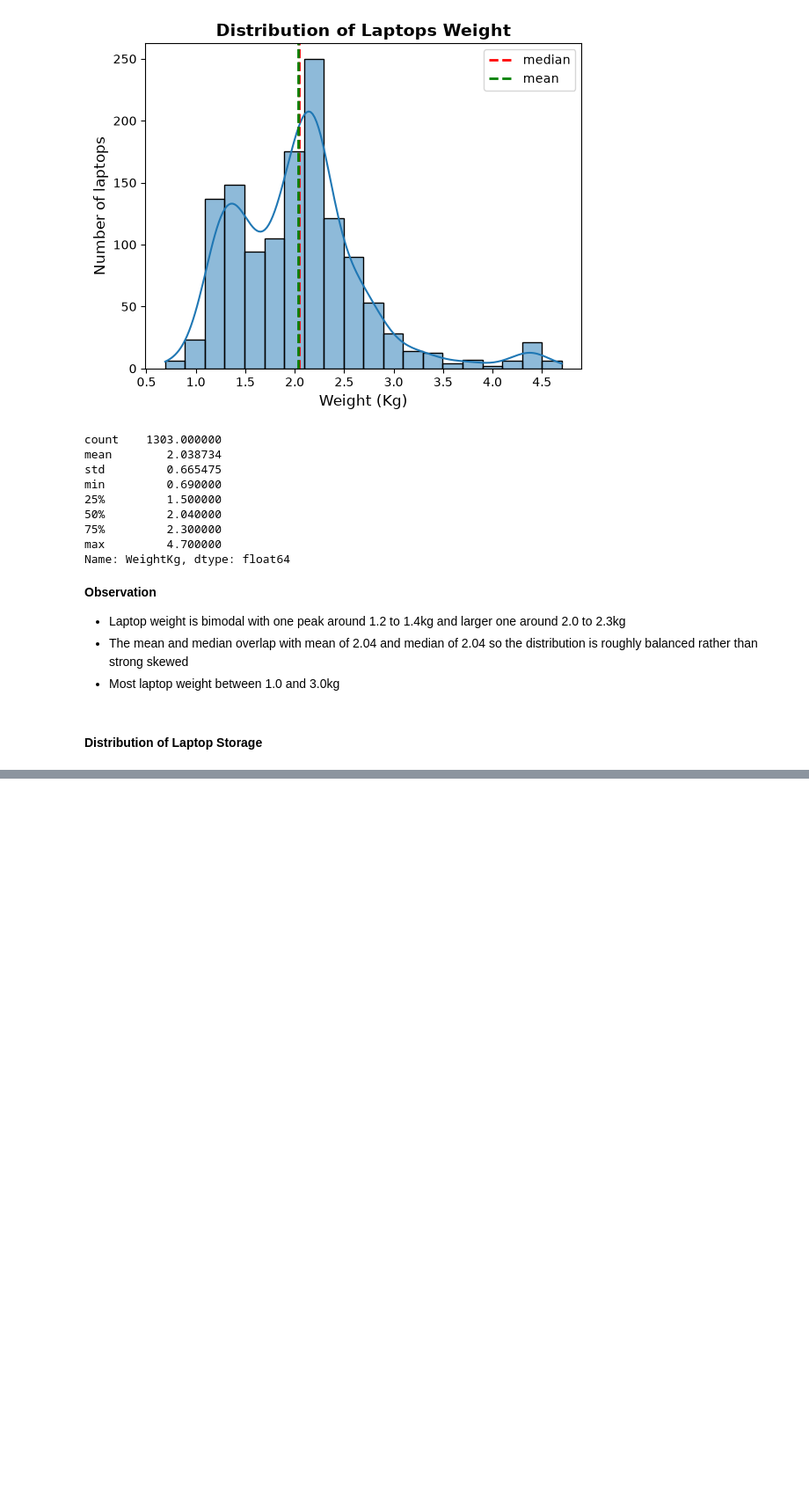
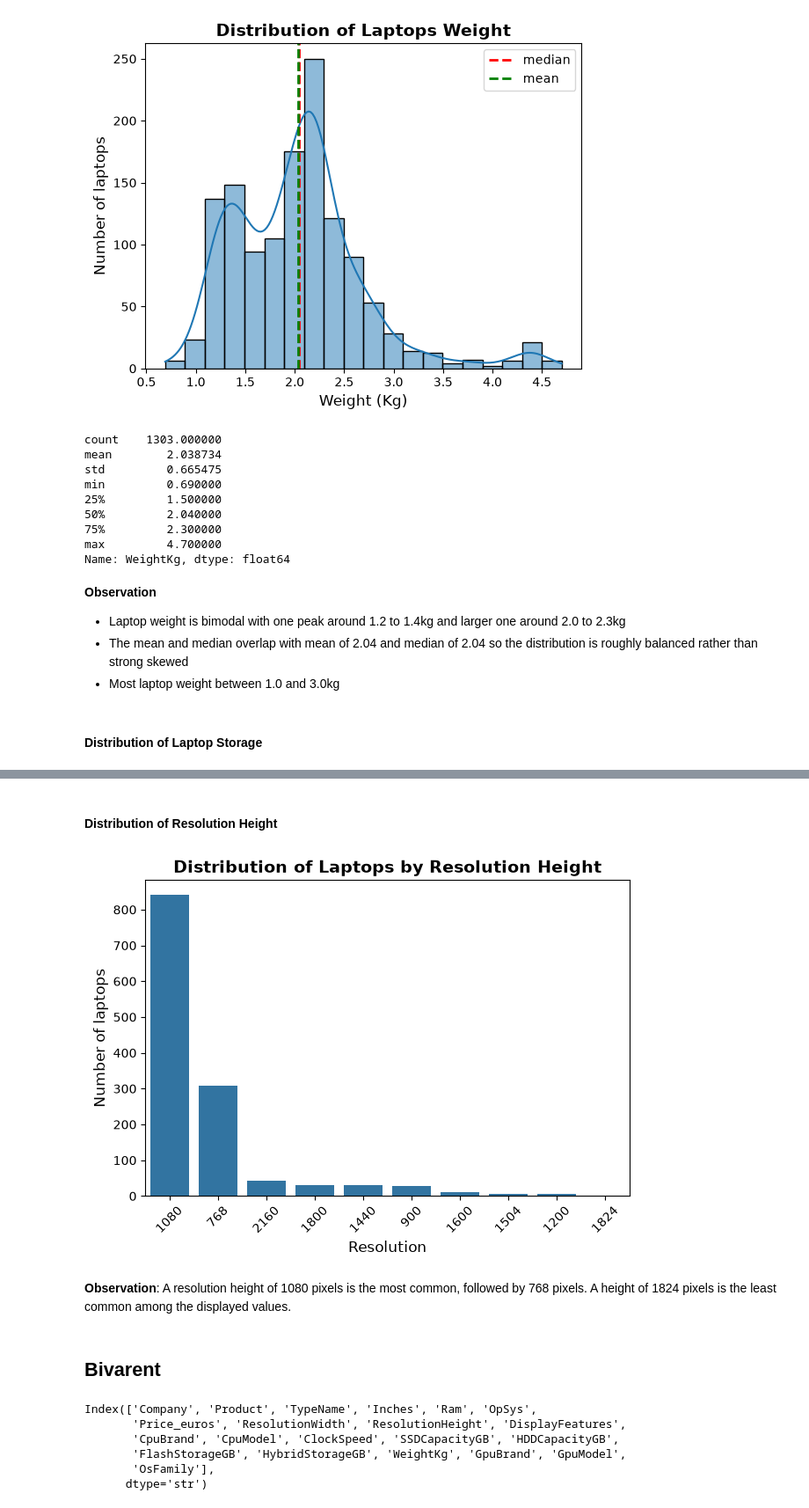
Before and after one commit to G-Gakii/laptop_price_predictor, a Jupyter notebook: notebook/02_data_exploration.ipynb, the cells around one changed output, grey strips where cells are left out. Shown at 88% size. Cells and saved outputs as stored; diff of their text form; code cells hidden in the pictures; blank space fills up the shorter version.

```diff
--- a/notebook/02_data_exploration.ipynb
+++ b/notebook/02_data_exploration.ipynb
@@ -232,0 +302,27 @@ storage_cols= [
+# %% [markdown]
+#### Distribution of Resolution Height
+# %%
+fig,ax=plt.subplots()
+resolution_order=laptop_df["ResolutionHeight"].value_counts().index
+sns.countplot(data=laptop_df,x="ResolutionHeight",order=resolution_order,ax=ax)
+ax.set_xlabel("Resolution",fontsize=12)
+ax.set_ylabel("Number of laptops",fontsize=12)
+ax.set_title("Distribution of Laptops by Resolution Height",fontsize=14,fontweight="bold")
+plt.xticks(rotation=45)
+plt.tight_layout()
+plt.show()
+# %% [output]
+[figure, added]
+# %% [markdown]
+**Observation**: A resolution height of 1080 pixels is the most common, followed by 768 pixels. A height of 1824 pixels is the least common among the displayed values.
+# %% [markdown]
+## Bivarent
+# %%
+laptop_df.columns
+# %% [output]
+Index(['Company', 'Product', 'TypeName', 'Inches', 'Ram', 'OpSys',
+       'Price_euros', 'ResolutionWidth', 'ResolutionHeight', 'DisplayFeatures',
+       'CpuBrand', 'CpuModel', 'ClockSpeed', 'SSDCapacityGB', 'HDDCapacityGB',
+       'FlashStorageGB', 'HybridStorageGB', 'WeightKg', 'GpuBrand', 'GpuModel',
+       'OsFamily'],
+      dtype='str')
```
Also changed, not shown: parts of 57 cells of this notebook, 1 other file.
